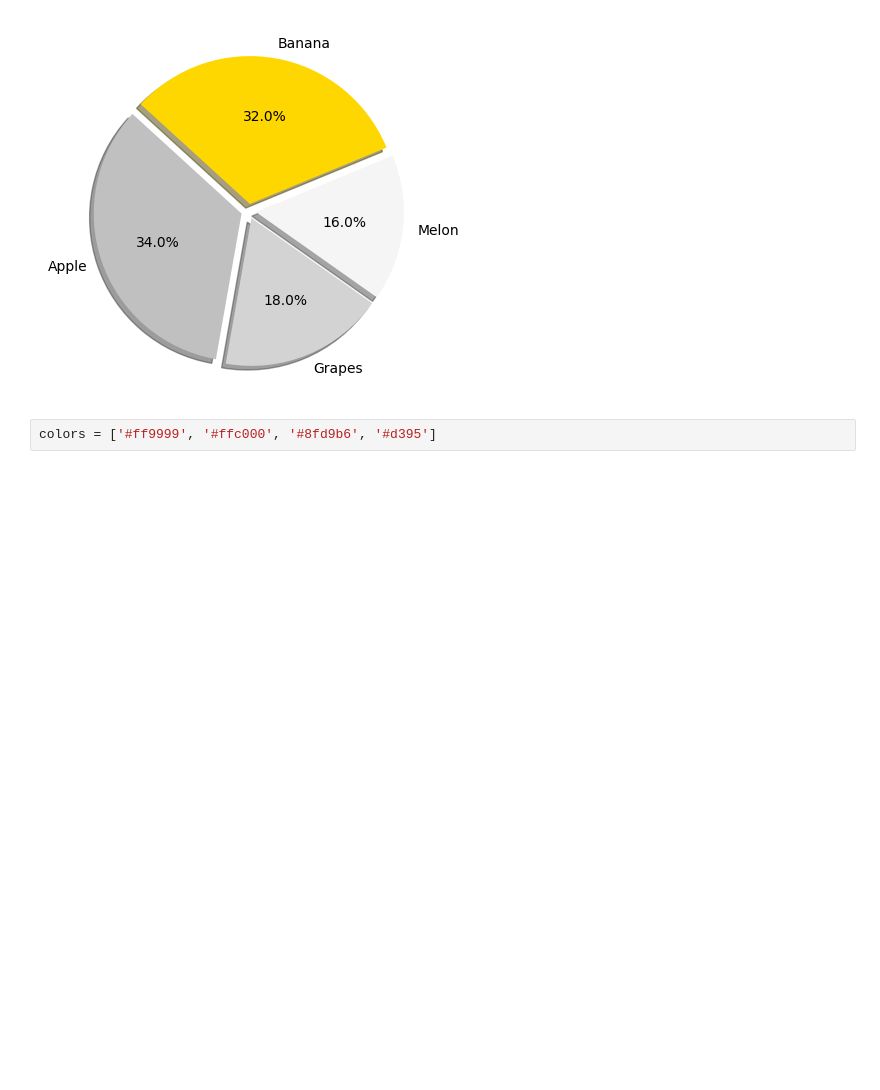
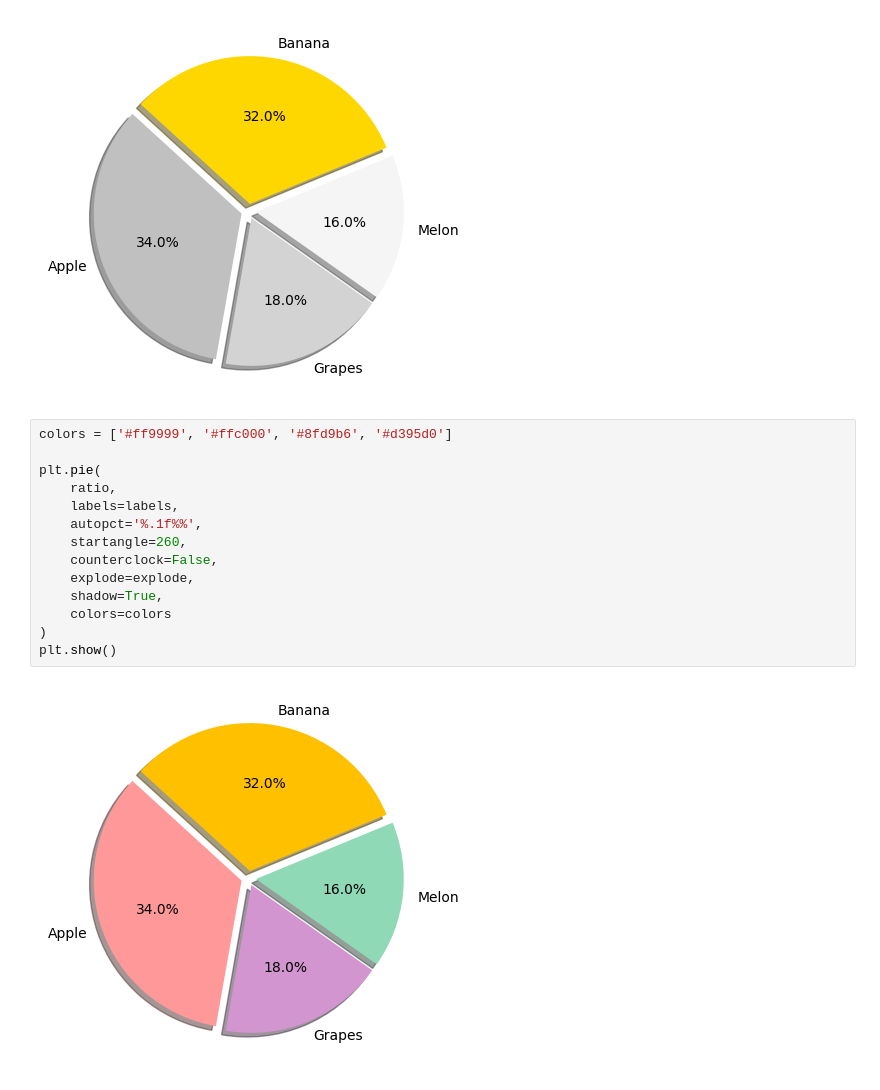
Before and after one commit to knachinen/ai_beginner, a Jupyter notebook: python/matplotlib.ipynb, the cells around one changed output. Drawn from its saved outputs; the diff is of its cells as text; blank space fills up the shorter version.

```diff
--- a/python/matplotlib.ipynb
+++ b/python/matplotlib.ipynb
@@ -853,5 +853,19 @@ plt.pie(
 plt.show()
 # %% [output]
 [figure]
-# %%
-colors = ['#ff9999', '#ffc000', '#8fd9b6', '#d395']
+# %%
+colors = ['#ff9999', '#ffc000', '#8fd9b6', '#d395d0']
+
+plt.pie(
+    ratio,
+    labels=labels,
+    autopct='%.1f%%',
+    startangle=260,
+    counterclock=False,
+    explode=explode,
+    shadow=True,
+    colors=colors
+)
+plt.show()
+# %% [output]
+[figure, added]
```
Also changed, not shown: parts of 9 cells of this notebook.
